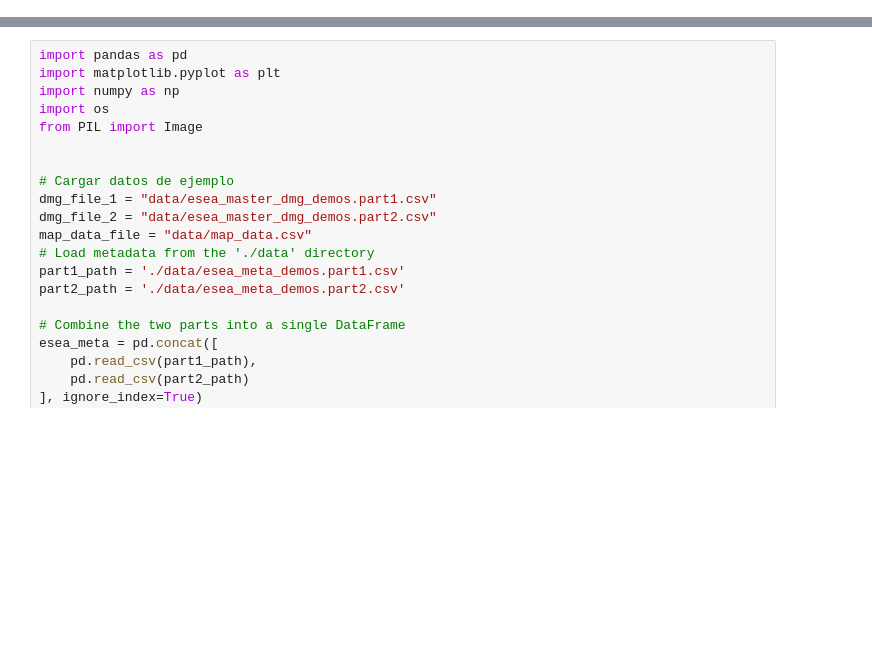
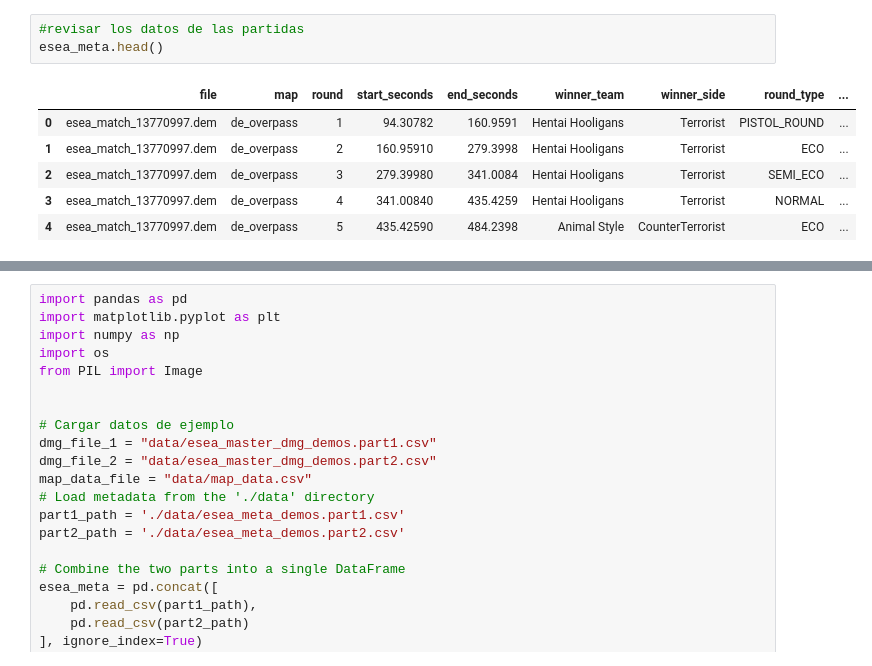
Before and after one commit to ErFosi/cs_visualization, a Jupyter notebook: visualizacion.ipynb, the cells around one changed output, grey strips where cells are left out. Cells and saved outputs as stored; diff of their text form; blank space fills up the shorter version.

```diff
--- a/visualizacion.ipynb
+++ b/visualizacion.ipynb
@@ -0,0 +146,10 @@
+# %%
+#revisar los datos de las partidas
+esea_meta.head()
+# %% [output]
+|  | file | map | round | start_seconds | end_seconds | winner_team | winner_side | round_type | ... |
+| 0 | esea_match_13770997.dem | de_overpass | 1 | 94.30782 | 160.9591 | Hentai Hooligans | Terrorist | PISTOL_ROUND | ... |
+| 1 | esea_match_13770997.dem | de_overpass | 2 | 160.95910 | 279.3998 | Hentai Hooligans | Terrorist | ECO | ... |
+| 2 | esea_match_13770997.dem | de_overpass | 3 | 279.39980 | 341.0084 | Hentai Hooligans | Terrorist | SEMI_ECO | ... |
+| 3 | esea_match_13770997.dem | de_overpass | 4 | 341.00840 | 435.4259 | Hentai Hooligans | Terrorist | NORMAL | ... |
+| 4 | esea_match_13770997.dem | de_overpass | 5 | 435.42590 | 484.2398 | Animal Style | CounterTerrorist | ECO | ... |
```
Also changed, not shown: parts of 10 cells of this notebook, 22 other files.
